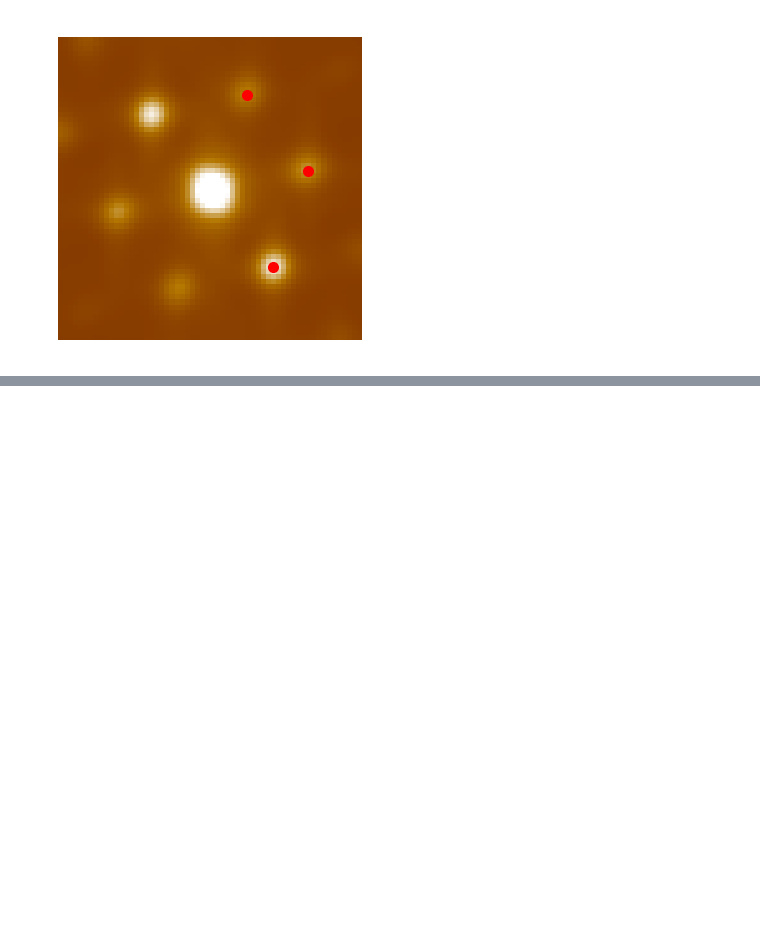
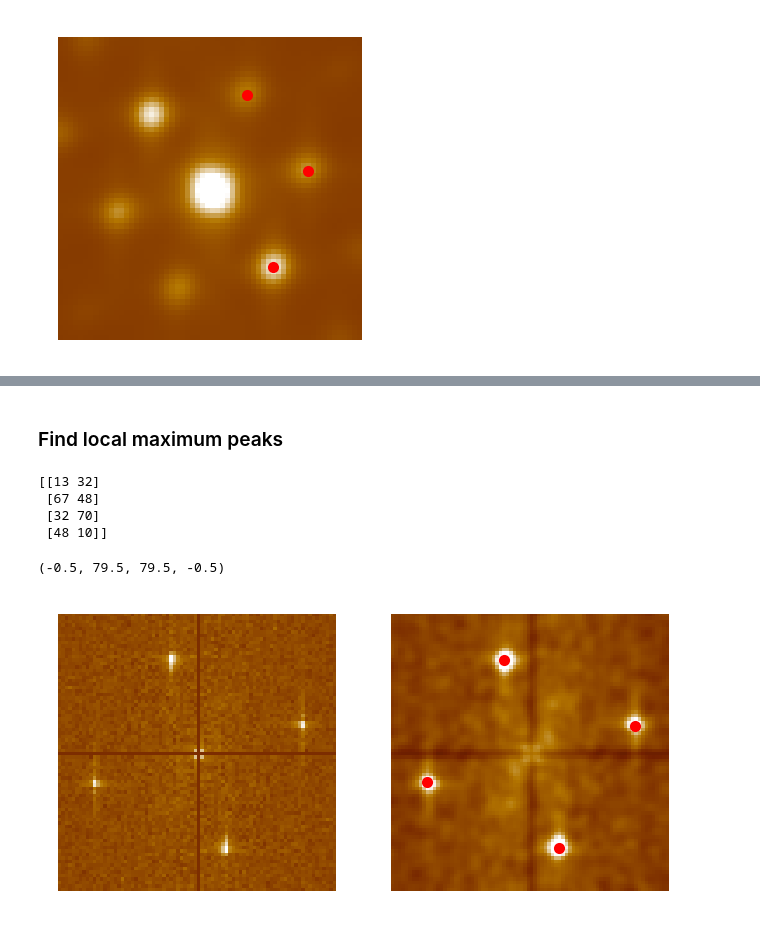
Before and after one commit to lemonmelon9/python_prac, a Jupyter notebook: affine_transform_prac.ipynb, the cells around one changed output, grey strips where cells are left out. Cells and saved outputs as stored; diff of their text form; code cells hidden in the pictures; blank space fills up the shorter version.

```diff
--- a/affine_transform_prac.ipynb
+++ b/affine_transform_prac.ipynb
@@ -269,0 +348,30 @@ plt.tight_layout(pad=1)
+# %% [markdown]
+### Find local maximum peaks
+# %%
+topo2fftcrop_gaussian = gaussian_filter(topo2fftcrop, sigma=1.2)
+min_distance = 9
+lmax_coords = peak_local_max(topo2fftcrop_gaussian, min_distance=min_distance)
+lmax_coords = np.delete(lmax_coords, [4,5,6], 0) # 필요없는 peak 제거
+print(lmax_coords)
+
+fig, ax = plt.subplots(1, 2)
+
+sigma = 10
+vmin = np.nanmean(topo2fftcrop) - sigma*np.nanstd(topo2fftcrop)
+vmax = np.nanmean(topo2fftcrop) + sigma*np.nanstd(topo2fftcrop)
+ax[0].imshow(topo2fftcrop, origin=origin, vmin=vmin, vmax=vmax, cmap=nanox(), aspect=aspect)
+ax[0].axis('off')
+
+sigma = 5
+vmin = np.nanmean(topo2fftcrop_gaussian) - sigma*np.nanstd(topo2fftcrop_gaussian)
+vmax = np.nanmean(topo2fftcrop_gaussian) + sigma*np.nanstd(topo2fftcrop_gaussian)
+ax[1].imshow(topo2fftcrop_gaussian, origin=origin, vmin=vmin, vmax=vmax, cmap=nanox(), aspect=aspect)
+ax[1].plot(lmax_coords[:, 1], lmax_coords[:, 0], 'r.')
+ax[1].axis('off')
+# %% [output]
+[[13 32]
+ [67 48]
+ [32 70]
+ [48 10]]
+(-0.5, 79.5, 79.5, -0.5)
+[figure, added]
```
Also changed, not shown: parts of 22 cells of this notebook.
